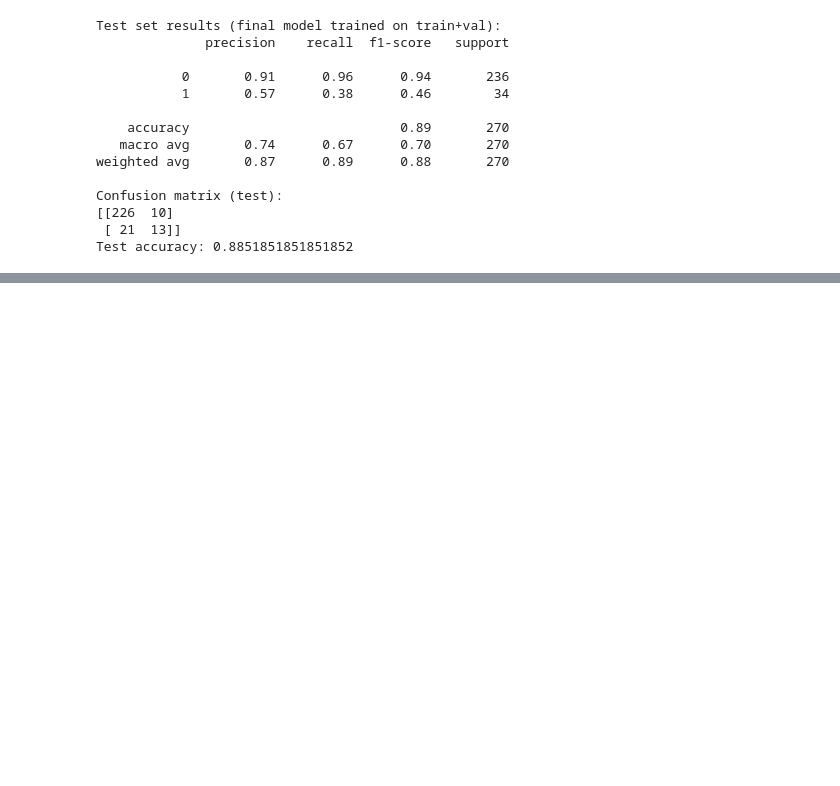
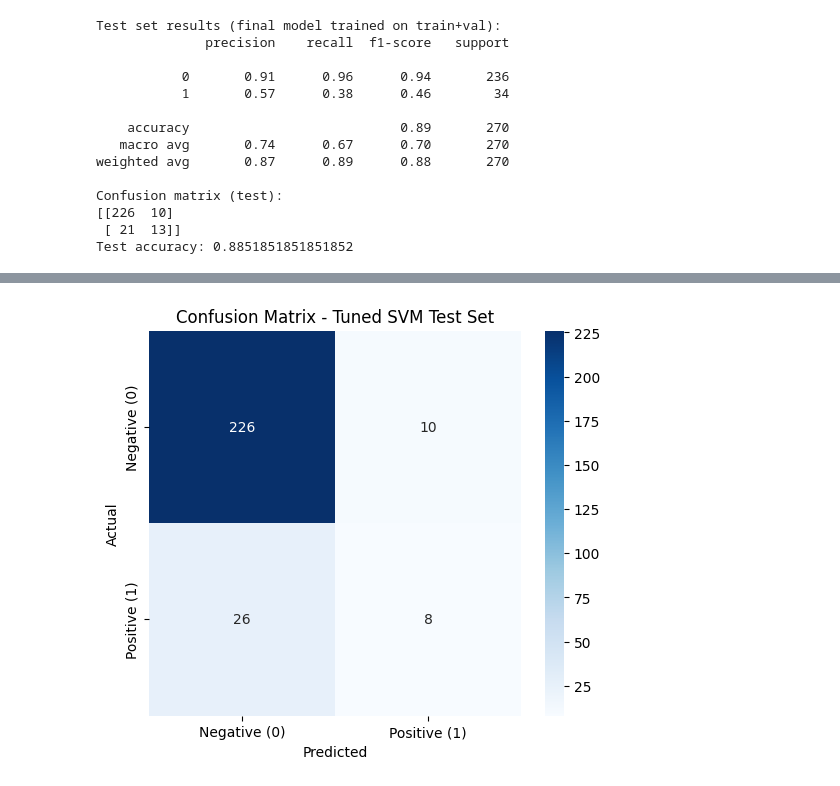
Before and after one commit to Davino-Edric/pertalite-sentiment-analysis, a Jupyter notebook: pertalite.ipynb, the cells around one changed output, grey strips where cells are left out. Drawn from its saved outputs; the diff is of its cells as text; code cells hidden in the pictures; blank space fills up the shorter version.

```diff
--- a/pertalite.ipynb
+++ b/pertalite.ipynb
@@ -686,0 +849,10 @@ plt.show()
+# %%
+# Retrain final SVM model on train+val and evaluate on test set
+svm_final = LinearSVC(random_state=42, max_iter=20000, dual=False)
+svm_final.fit(X_train_val_tfidf, y_train_val)
+y_test_pred_svm = svm_final.predict(X_test_tfidf)
+print('SVM Test set results (final model trained on train+val):')
+print(classification_report(y_test, y_test_pred_svm))
+print('Confusion matrix (test):')
+print(confusion_matrix(y_test, y_test_pred_svm))
+print('Test accuracy:', accuracy_score(y_test, y_test_pred_svm))
@@ -686,0 +874,18 @@ plt.show()
+# %%
+# Hyperparameter tuning for SVM
+param_grid_svm = {
+    'C': [0.1, 1, 10],
+    'loss': ['squared_hinge'],
+    'max_iter': [20000],
+    'dual': [False]
+}
+grid_svm = GridSearchCV(LinearSVC(random_state=42), param_grid_svm, cv=3, scoring='f1')
+grid_svm.fit(X_train_val_tfidf, y_train_val)
+print('Best params for SVM:', grid_svm.best_params_)
+svm_tuned = grid_svm.best_estimator_
+y_test_pred_svm_tuned = svm_tuned.predict(X_test_tfidf)
+print('Tuned SVM Test set results:')
+print(classification_report(y_test, y_test_pred_svm_tuned, zero_division=0))
+print('Confusion matrix (test):')
+print(confusion_matrix(y_test, y_test_pred_svm_tuned))
+print('Test accuracy:', accuracy_score(y_test, y_test_pred_svm_tuned))
@@ -686,0 +908,11 @@ plt.show()
+# %%
+# Visualize the confusion matrix for the test set
+cm_svm = confusion_matrix(y_test, y_test_pred_svm_tuned)
+plt.figure(figsize=(6, 5))
+sns.heatmap(cm_svm, annot=True, fmt='d', cmap='Blues', xticklabels=['Negative (0)', 'Positive (1)'], yticklabels=['Negative (0)', 'Positive (1)'])
+plt.title('Confusion Matrix - Tuned SVM Test Set')
+plt.xlabel('Predicted')
+plt.ylabel('Actual')
+plt.show()
+# %% [output]
+[figure, added]
```
Also changed, not shown: parts of 35 cells of this notebook.
